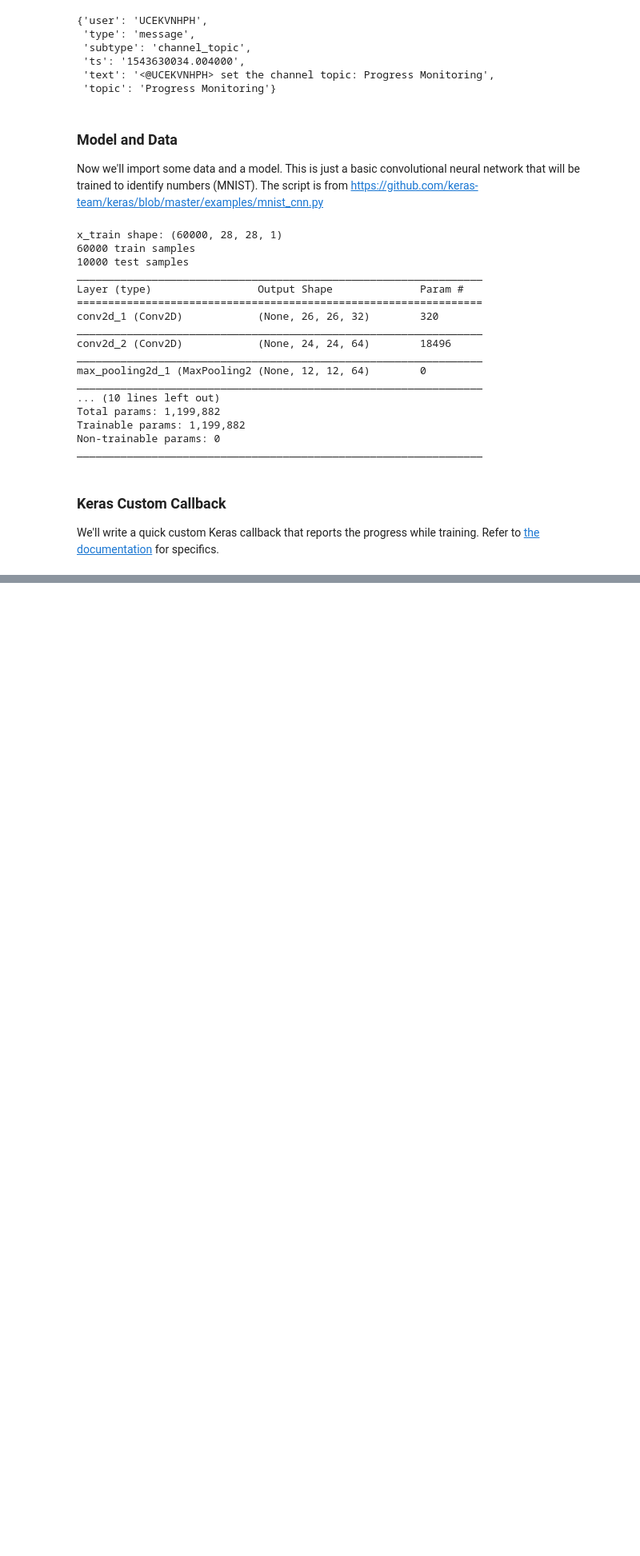
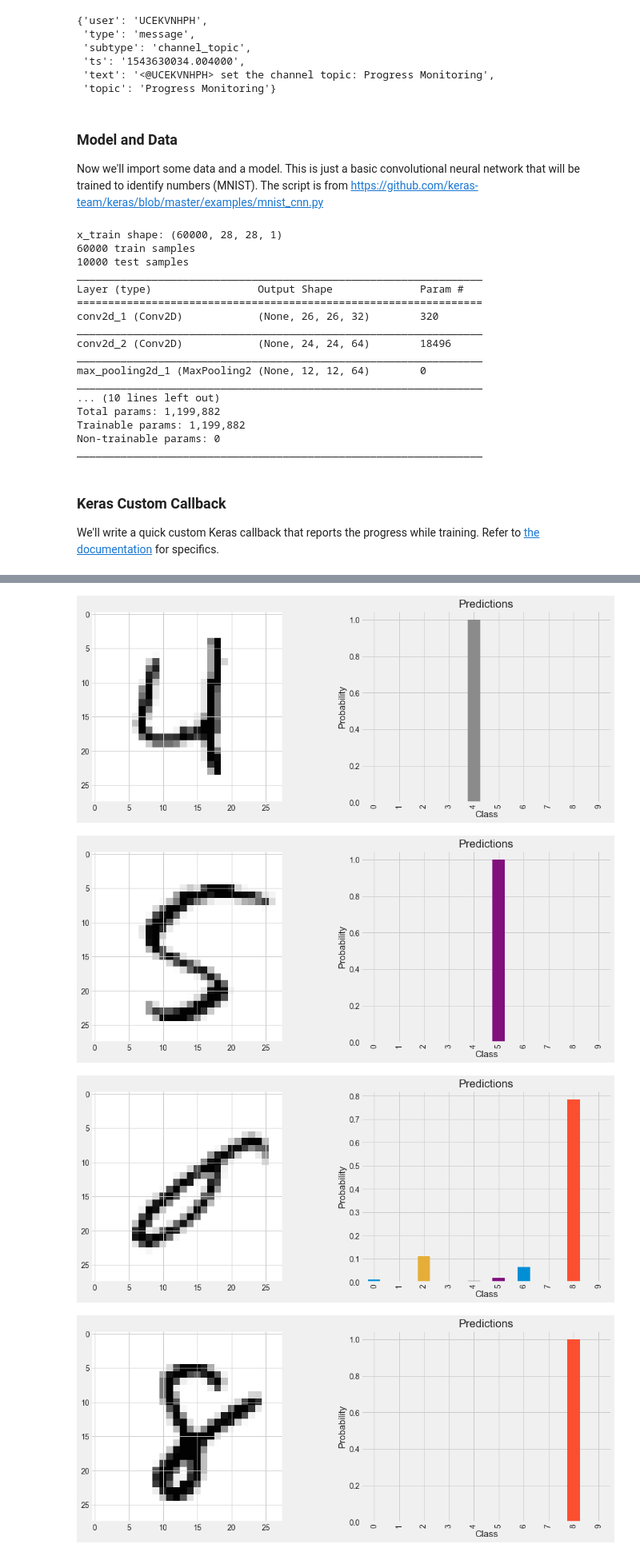
Before and after one commit to WillKoehrsen/Data-Analysis, a Jupyter notebook: slack_interaction/Slack Integration.ipynb, the cells around one changed output, grey strips where cells are left out. Shown at 80% size. Cells and saved outputs as stored; diff of their text form; code cells hidden in the pictures; blank space fills up the shorter version.

```diff
--- a/slack_interaction/Slack Integration.ipynb
+++ b/slack_interaction/Slack Integration.ipynb
@@ -738,3 +750,0 @@ r.body
-# %%
-r = slack.files.info(file_='FCDPDUGAH')
-r.body
@@ -740,0 +806,22 @@ r.body
+# %%
+def post_predictions(channel, n = 4):
+    """Post Keras preditions to Slack"""
+
+    # Make predictions
+    plot_indexes, correct = plot_predictions(n = n)
+
+     #Iterate through images and correct indicators
+    for i, r in zip(plot_indexes, correct):
+        filename = f'images/test-{i}-predictions.png'
+        # Upload the files
+        r = slack.files.upload(file_ = filename,
+                               title = "Predictions",
+                               channels = [channel],
+                               initial_comment = 'Correct' if r else 'Incorrect')
+# %%
+post_predictions(reporting_channel)
+# %% [output]
+[figure, added]
+[figure, added]
+[figure, added]
+[figure, added]
```
Also changed, not shown: parts of 24 cells of this notebook, 29 other files.
